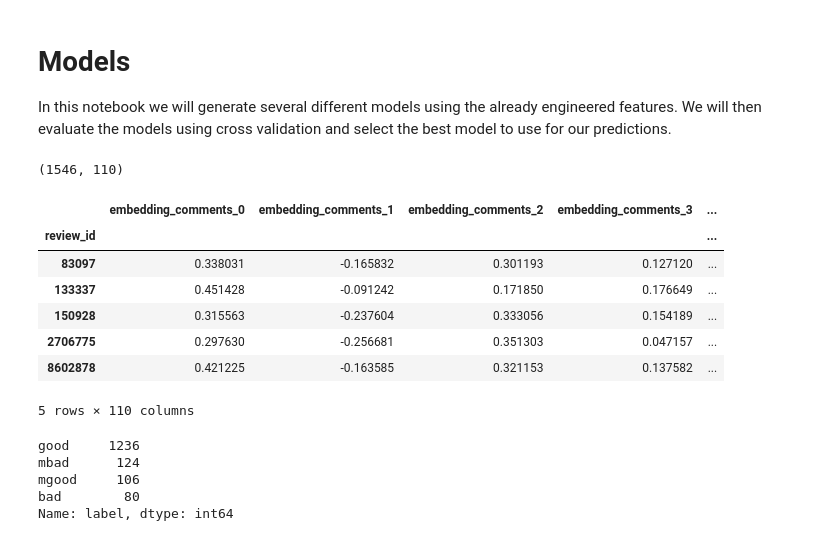
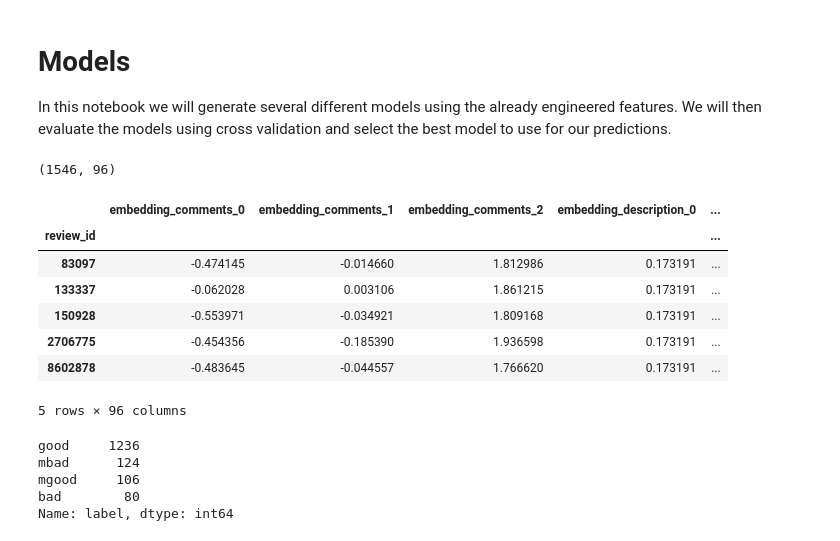
Before and after one commit to g1776/DS440CapstoneIndubitably, a Jupyter notebook: notebooks/modelling/models.ipynb, the cells around one changed output. Cells and saved outputs as stored; diff of their text form; code cells hidden in the pictures.

```diff
--- a/notebooks/modelling/models.ipynb
+++ b/notebooks/modelling/models.ipynb
@@ -6,22 +6,22 @@ import pandas as pd
 from sklearn.model_selection import train_test_split
 # %%
 GEO = 'texas_florida'
-df = pd.read_csv(f'../../data/features/features_{GEO}.csv')
+df = pd.read_csv(f'../../data/features/features_{GEO}_3.csv')
 df.index = df["review_id"]
 df.drop(columns=["review_id"], inplace=True)
 
 print(df.shape)
 df.head()
 # %% [output]
-(1546, 110)
+(1546, 96)
-|  | embedding_comments_0 | embedding_comments_1 | embedding_comments_2 | embedding_comments_3 | ... |
+|  | embedding_comments_0 | embedding_comments_1 | embedding_comments_2 | embedding_description_0 | ... |
 | review_id |  |  |  |  | ... |
-| 83097 | 0.338031 | -0.165832 | 0.301193 | 0.127120 | ... |
-| 133337 | 0.451428 | -0.091242 | 0.171850 | 0.176649 | ... |
-| 150928 | 0.315563 | -0.237604 | 0.333056 | 0.154189 | ... |
-| 2706775 | 0.297630 | -0.256681 | 0.351303 | 0.047157 | ... |
-| 8602878 | 0.421225 | -0.163585 | 0.321153 | 0.137582 | ... |
+| 83097 | -0.474145 | -0.014660 | 1.812986 | 0.173191 | ... |
+| 133337 | -0.062028 | 0.003106 | 1.861215 | 0.173191 | ... |
+| 150928 | -0.553971 | -0.034921 | 1.809168 | 0.173191 | ... |
+| 2706775 | -0.454356 | -0.185390 | 1.936598 | 0.173191 | ... |
+| 8602878 | -0.483645 | -0.044557 | 1.766620 | 0.173191 | ... |
-5 rows × 110 columns
+5 rows × 96 columns
 # %%
 df.label.value_counts()
 # %% [output]
```
Also changed, not shown: parts of 5 cells of this notebook, 6 other files.
